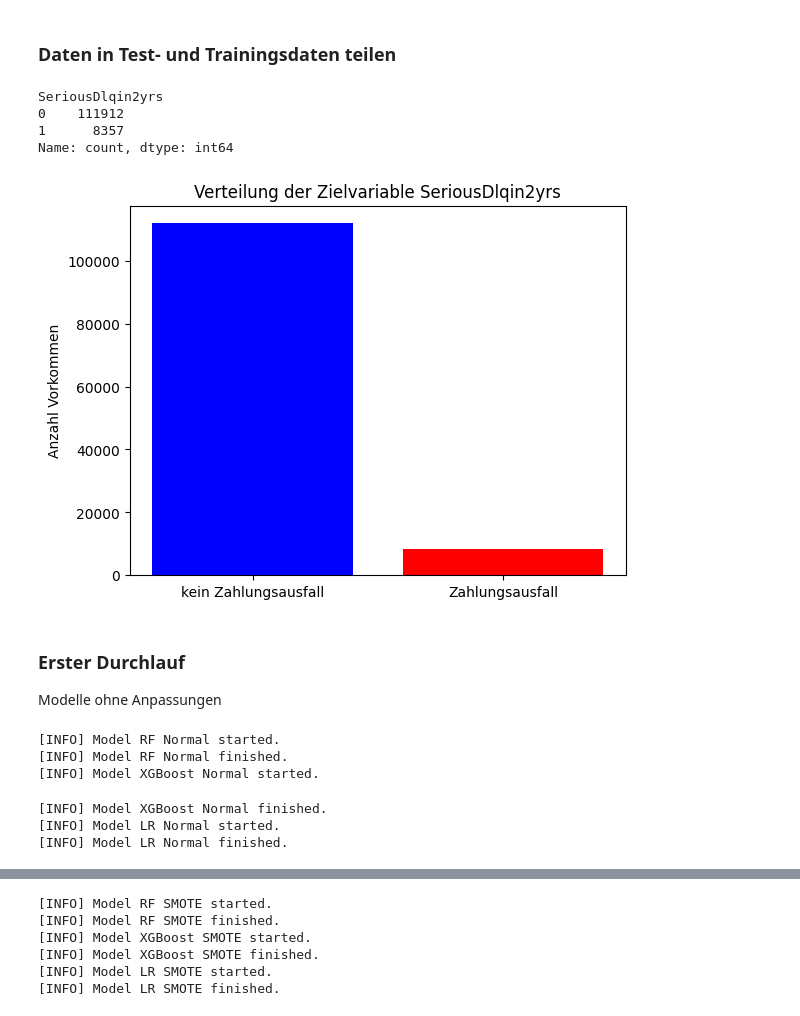
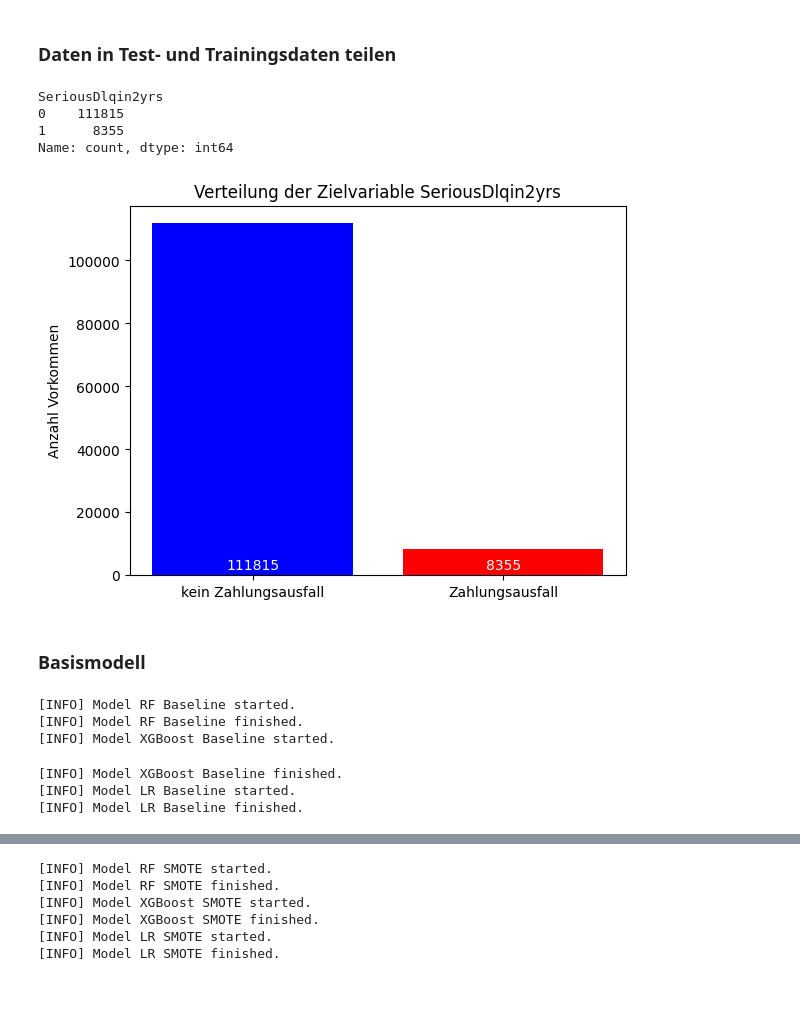
Before and after one commit to juliisch/MALE01, a Jupyter notebook: MALE01_ImbalancedData_JuliaSchmid.ipynb, the cells around one changed output, grey strips where cells are left out. Cells and saved outputs as stored; diff of their text form; code cells hidden in the pictures.

```diff
--- a/MALE01_ImbalancedData_JuliaSchmid.ipynb
+++ b/MALE01_ImbalancedData_JuliaSchmid.ipynb
@@ -50,5 +60,5 @@ Quelle: Fusion, C., & Cukiersk, W. Give Me Some Credit. Abgerufen am 14.04.2025
 # %%
-input_file_name = "cs-training.csv"
+input_file_name = "input/cs-training.csv"
 df = pd.read_csv(input_file_name, encoding='latin1', index_col=0)
 # %% [markdown]
 ### Daten beschreiben
@@ -131,3 +160,6 @@ Dieser Datensatz besitz 0 Duplikate.
+# %%
+# Duplikate werden gelöscht
+df = df.drop_duplicates()
 # %% [markdown]
 ### NaNs
 # %%
@@ -254,20 +292,23 @@ count_label = df['SeriousDlqin2yrs'].value_counts()
 count_label
 # %% [output]
 SeriousDlqin2yrs
-0    111912
-1      8357
+0    111815
+1      8355
 Name: count, dtype: int64
 # %%
 # Grafik: Verteilung der Zielvariable SeriousDlqin2yrs
 plt.bar(count_label.index, count_label.values, color=['blue', 'red'])
 plt.xlabel('')
 plt.ylabel('Anzahl Vorkommen')
 plt.title('Verteilung der Zielvariable SeriousDlqin2yrs')
-plt.xticks(count_label.index)
 plt.xticks(ticks=[0, 1], labels=["kein Zahlungsausfall", "Zahlungsausfall"])
+y_text_position = min(count_label.values) * 0.1
+for i, v in enumerate(count_label.values):
+    plt.text(i, y_text_position, str(v), ha='center', va='bottom', color='white', fontsize=10)
+plt.savefig("output/distribution_targetVariable.png", dpi=300, bbox_inches="tight")
 plt.show()
 # %% [output]
-[figure, old version]
+[figure, new version]
 # %%
 # Daten im Verhätlnis 80%-20% (Training-Test) aufteilen
 y = df['SeriousDlqin2yrs']
@@ -279,16 +320,15 @@ X_train, X_test, y_train, y_test = train_test_split(X, y, test_size = 0.2, rando
 scaler = StandardScaler()
 X_train_scaled = scaler.fit_transform(X_train)
 X_test_scaled = scaler.transform(X_test)
-# %% [markdown]
-### Erster Durchlauf
-Modelle ohne Anpassungen
+# %% [markdown]
+### **Basismodell**
 # %%
 # Anwendung der Funktion runAndPredict ohne Anpassungenm
-df_result, roc_data = runAndPredict(X_train_scaled, y_train, X_test_scaled, y_test, df_result, 'Normal' )
+df_result, roc_data = runAndPredict(X_train_scaled, y_train, X_test_scaled, y_test, df_result, 'Baseline' )
 # %% [output]
-[INFO] Model RF Normal started.
-[INFO] Model RF Normal finished.
-[INFO] Model XGBoost Normal started.
+[INFO] Model RF Baseline started.
+[INFO] Model RF Baseline finished.
+[INFO] Model XGBoost Baseline started.
-[INFO] Model XGBoost Normal finished.
-[INFO] Model LR Normal started.
-[INFO] Model LR Normal finished.
+[INFO] Model XGBoost Baseline finished.
+[INFO] Model LR Baseline started.
+[INFO] Model LR Baseline finished.
```
Also changed, not shown: parts of 42 cells of this notebook, 13 other files.
